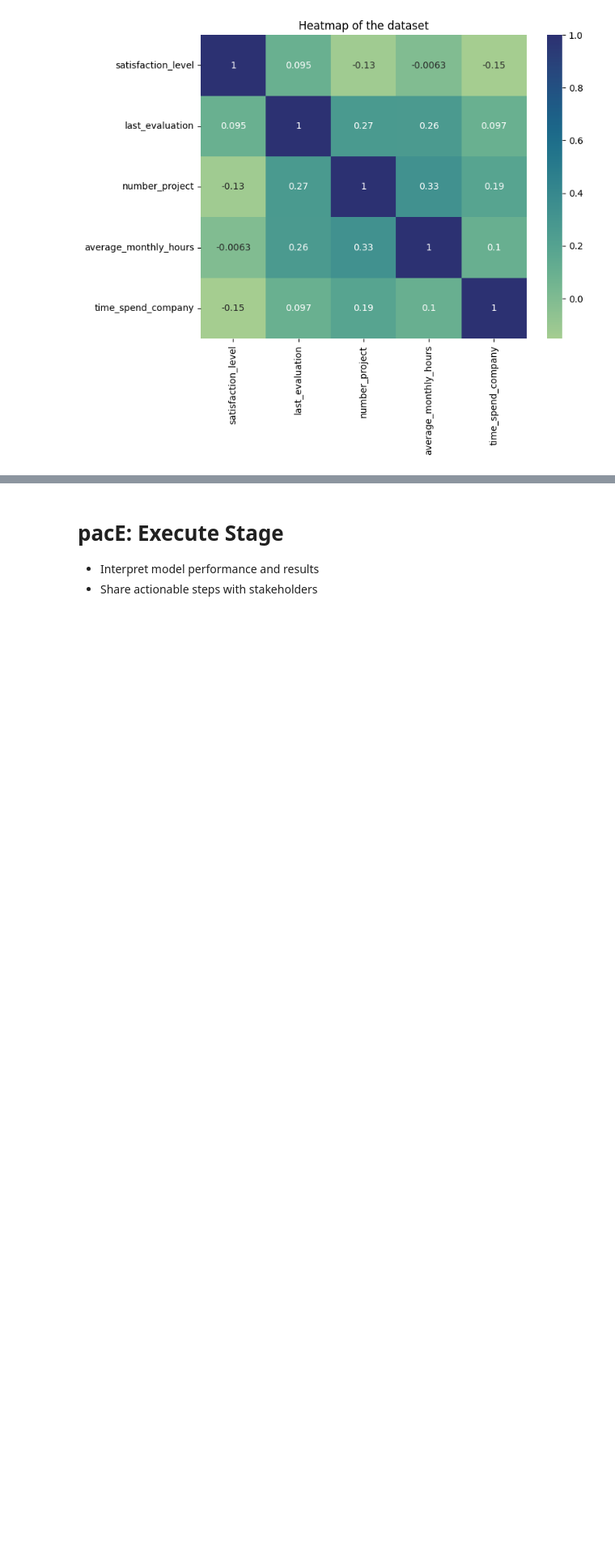
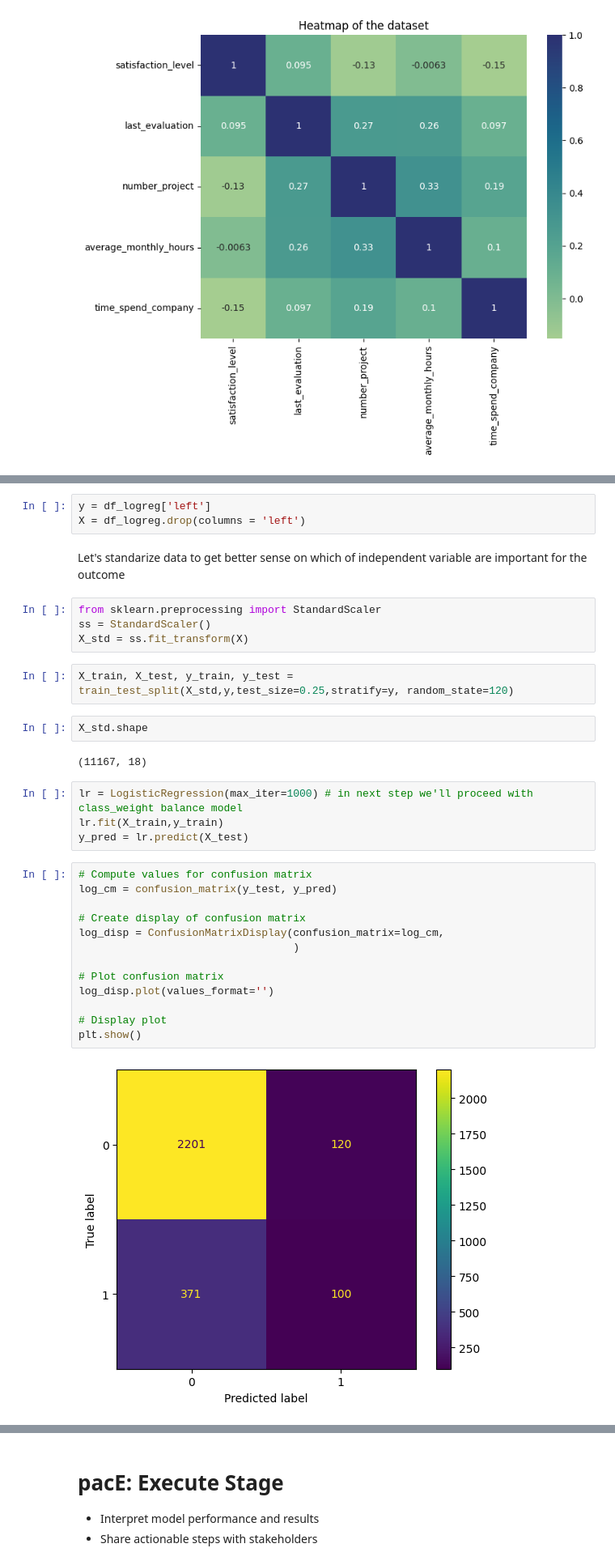
Before and after one commit to mkopanik/Capstone-Project-ML-HR-Analytics, a Jupyter notebook: Activity_ Course 7 Salifort Motors project lab.ipynb, the cells around one changed output, grey strips where cells are left out. Shown at 81% size. Drawn from its saved outputs; the diff is of its cells as text; blank space fills up the shorter version.

```diff
--- a/Activity_ Course 7 Salifort Motors project lab.ipynb
+++ b/Activity_ Course 7 Salifort Motors project lab.ipynb
@@ -478,3 +478,37 @@ df_logreg.head()
 | 3 | 0.72 | 0.87 | 5 | 223 | 5 | ... |
 | 4 | 0.37 | 0.52 | 2 | 159 | 3 | ... |
 | 5 | 0.41 | 0.50 | 2 | 153 | 3 | ... |
+# %%
+y = df_logreg['left']
+X = df_logreg.drop(columns = 'left')
+# %% [markdown]
+Let's standarize data to get better sense on which of independent variable are important for the outcome
+# %%
+from sklearn.preprocessing import StandardScaler
+ss = StandardScaler()
+X_std = ss.fit_transform(X)
+# %%
+X_train, X_test, y_train, y_test = train_test_split(X_std,y,test_size=0.25,stratify=y, random_state=120)
+# %%
+X_std.shape
+# %% [output]
+(11167, 18)
+# %%
+lr = LogisticRegression(max_iter=1000) # in next step we'll proceed with class_weight balance model
+lr.fit(X_train,y_train)
+y_pred = lr.predict(X_test)
+# %%
+# Compute values for confusion matrix
+log_cm = confusion_matrix(y_test, y_pred)
+
+# Create display of confusion matrix
+log_disp = ConfusionMatrixDisplay(confusion_matrix=log_cm,
+                                  )
+
+# Plot confusion matrix
+log_disp.plot(values_format='')
+
+# Display plot
+plt.show()
+# %% [output]
+[figure, added]
```
Also changed, not shown: parts of 38 cells of this notebook, 5 other files.
